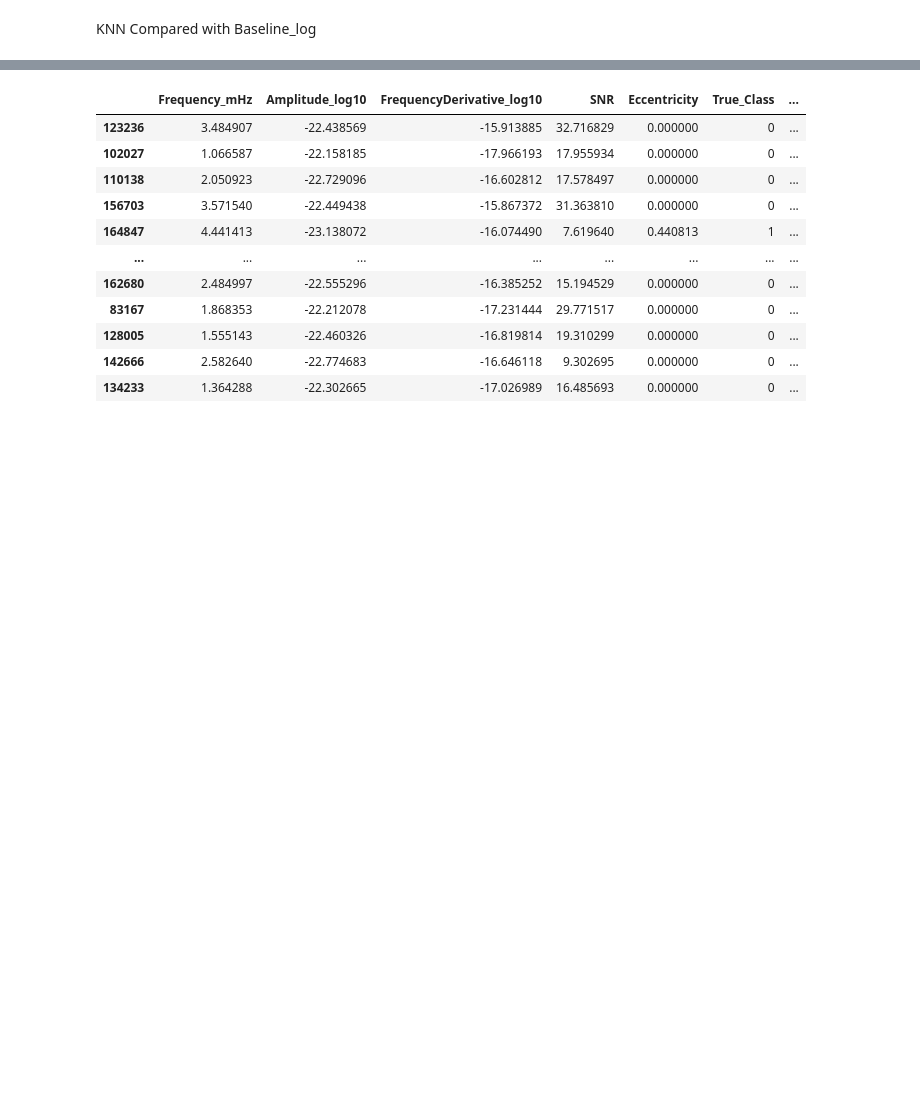
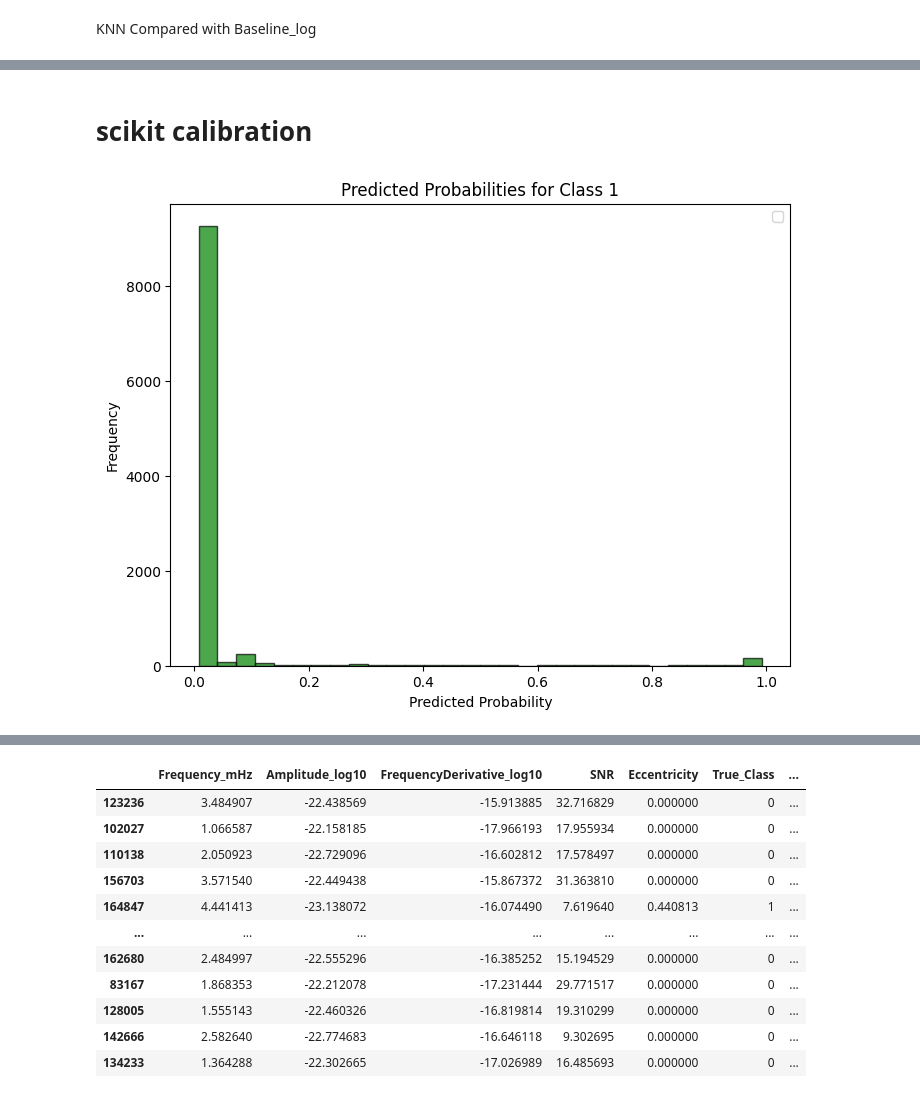
Before and after one commit to Irwintkc/lisa-ml, a Jupyter notebook: notebooks/network.ipynb, the cells around one changed output, grey strips where cells are left out. Drawn from its saved outputs; the diff is of its cells as text; code cells hidden in the pictures; blank space fills up the shorter version.

```diff
--- a/notebooks/network.ipynb
+++ b/notebooks/network.ipynb
@@ -780,0 +818,25 @@ Classes: [0 1]
+# %% [markdown]
+# scikit calibration
+# %%
+from sklearn.calibration    import CalibratedClassifierCV
+calibrated_clf = CalibratedClassifierCV(
+    estimator=knn,
+    cv=5,               # 5-fold for calibration
+    method='isotonic'    # or 'isotonic'
+)
+
+# 4) fit on the training set
+calibrated_clf.fit(X_train_scaled, y_train)
+
+# now you can call .predict_proba for calibrated probs:
+probs_calibrated = calibrated_clf.predict_proba(X_test_scaled)[:, 1]
+# %%
+plt.figure(figsize=(8, 6))
+plt.hist(probs_calibrated, bins=30, color='green', alpha=0.7, edgecolor='black')
+plt.title('Predicted Probabilities for Class 1')
+plt.xlabel('Predicted Probability')
+plt.ylabel('Frequency')
+plt.legend()
+plt.show()
+# %% [output]
+[figure, added]
```
Also changed, not shown: parts of 26 cells of this notebook, 13 other files.
